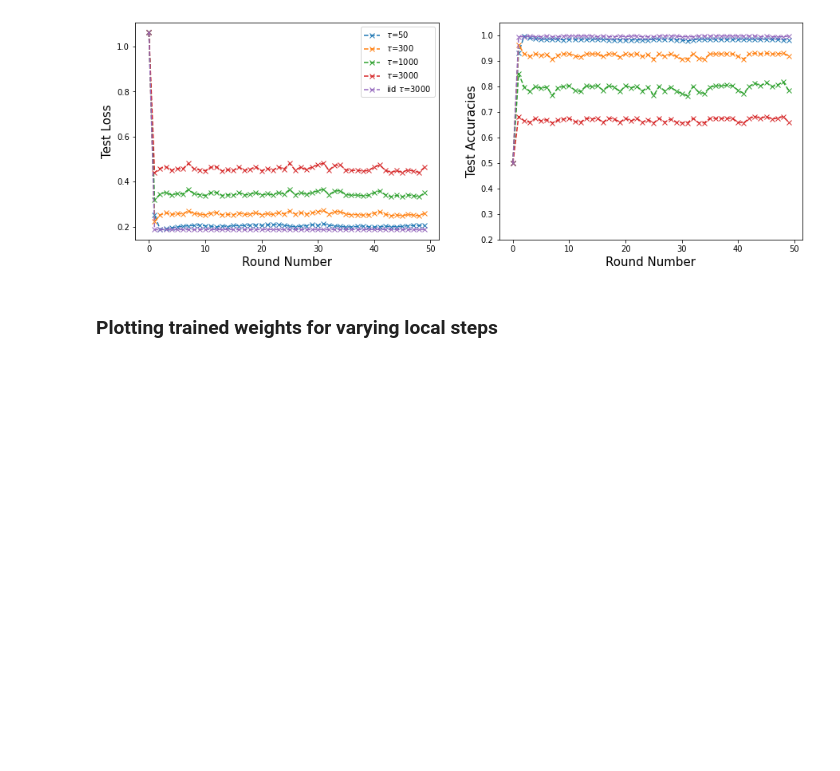
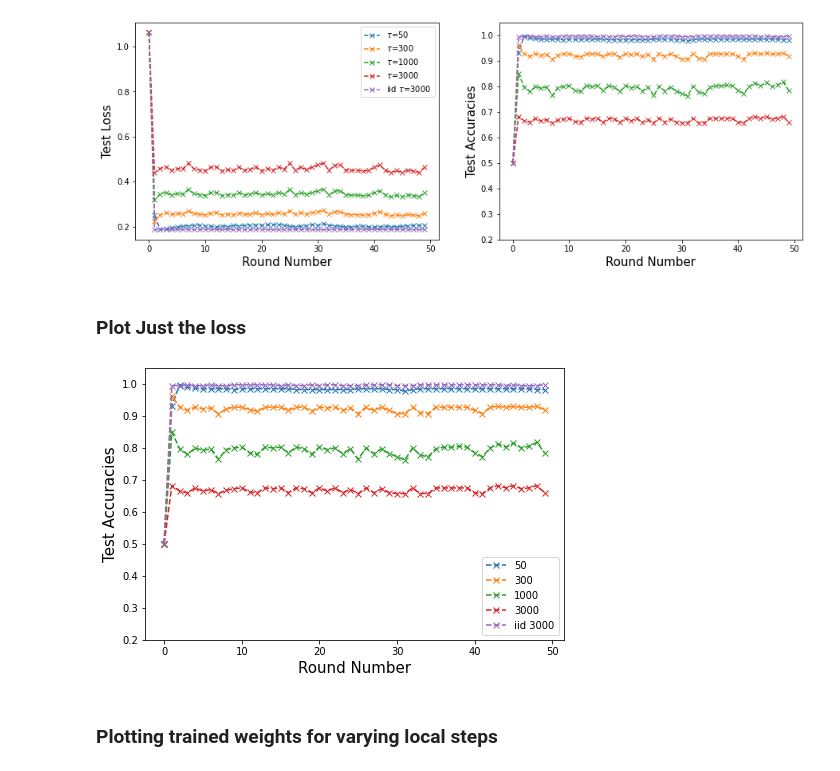
Before and after one commit to akash-07/optml-project, a Jupyter notebook: fedavg/src_realworld/plotter.ipynb, the cells around one changed output. Drawn from its saved outputs; the diff is of its cells as text; code cells hidden in the pictures; blank space fills up the shorter version.

```diff
--- a/fedavg/src_realworld/plotter.ipynb
+++ b/fedavg/src_realworld/plotter.ipynb
@@ -240,6 +289,37 @@ axs2.set_ylim(0.2, 1.05)
 # %% [output]
 (0.2, 1.05)
 [figure]
+# %% [markdown]
+### Plot Just the loss
+# %%
+plt.figure(figsize=(7.5, 5))
+
+for local_step in local_steps:
+
+    # plt.plot(test_loss_indexes[local_step][alg2], test_losses[local_step][alg2], 'x--', label=r'$\tau$='+str(local_step))
+
+    plt.plot(test_loss_indexes[local_step][alg2], test_accuracies[local_step][alg2], 'x--', label=local_step)
+
+# plt.plot(test_loss_indexes[local_step][alg1], test_losses[local_step][alg1], 'x--', label=r'iid $\tau$=' + str(local_step))
+
+plt.plot(test_loss_indexes[local_step][alg1], test_accuracies[local_step][alg1], 'x--', label=f'iid {local_step}')
+
+plt.legend(loc='lower right')
+# plt.ylabel('Test Loss', fontsize=15)
+# plt.xlabel('Round Number', fontsize=15)
+# axs1.tick_params(axis='both', labelsize=12)
+# axs1.set_ylim(0.1, 0.6)
+
+plt.ylabel('Test Accuracies', fontsize=15)
+plt.xlabel('Round Number', fontsize=15)
+plt.ylim(0.2, 1.05)
+# axs2.tick_params(axis='both', labelsize=12)
+
+# plt.legend()
+# fig.suptitle('Effect of data heterogeneity with varying local steps', fontsize=15)
+# plt.savefig('../../logs/figures/final/full_data_htr_learning_curves_acc.jpg', dpi=300)
+# %% [output]
+[figure, added]
 # %% [markdown]
 ### Plotting trained weights for varying local steps
 # %%
```
Also changed, not shown: parts of 8 cells of this notebook, 5 other files.
